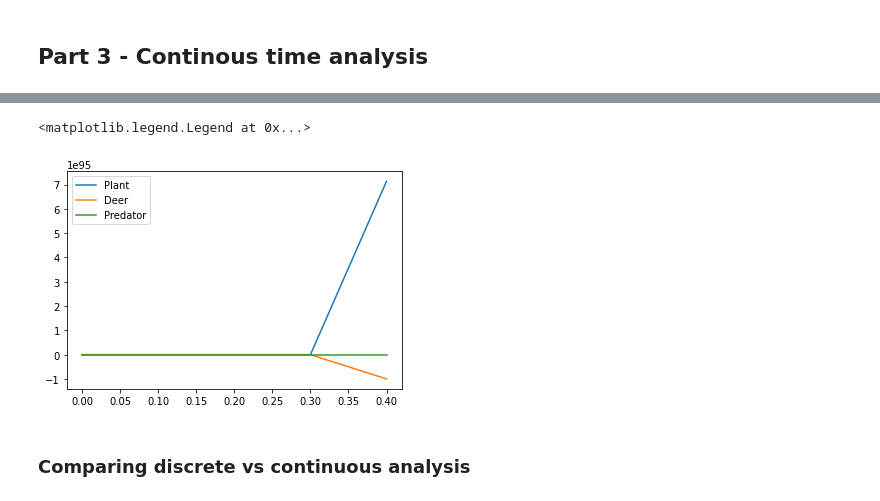
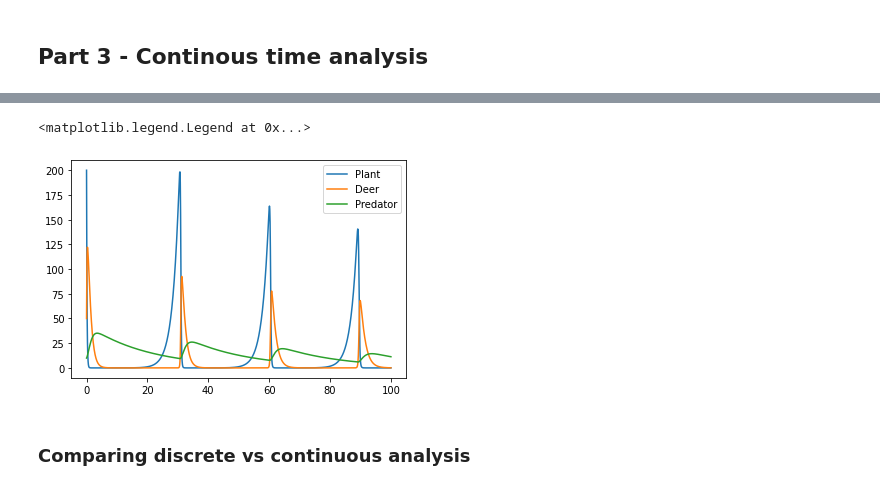
Before and after one commit to Rishi-Bidani/FIT3139, a Jupyter notebook: assignment2/assignment.ipynb, the cells around one changed output, grey strips where cells are left out. Cells and saved outputs as stored; diff of their text form; code cells hidden in the pictures.

```diff
--- a/assignment2/assignment.ipynb
+++ b/assignment2/assignment.ipynb
@@ -209,18 +222,49 @@ def RK2(df, y0, t0=0, h=0.1, max_iter=1000, b=0.5):
         y[:, i+1] = RK2_next(df=df, y=y[:, i], t=t[i], h=h, b=b)
 
     return t, y
-# %%
-t, sol = RK2(LV1, x0)
-x = sol[0]
-y = sol[1]
-z = sol[2]
-plt.plot(t, x, label='Plant')
-plt.plot(t, y, label='Deer')
-plt.plot(t, z, label='Predator')
-plt.legend()
-# %% [output]
-<matplotlib.legend.Legend at 0x...>
-[figure, removed]
+# %%
+# GROWTH_NATURAL = 5.5
+# DEATH_HUNTED = 1
+# DEATH_NATURAL = 350
+
+# alpha = GROWTH_NATURAL  # growth rate of grass
+# beta = DEATH_HUNTED  #
+# k = DEATH_NATURAL  # max value
+# gamma = 0.02 * GROWTH_NATURAL  # growth rate of deer by grazing grass
+# delta = 0.002 * DEATH_NATURAL  # death rate of deer
+# epsilon = 0.3 * DEATH_HUNTED  # death rate of deer by being hunted by lion
+# mu = 0.0002 * DEATH_NATURAL  #
+# eta = 0.02 * GROWTH_NATURAL  #
+# theta = 0.002 * DEATH_NATURAL
+
+natural_growth = 0.5
+death_hunted = 1.5
+
+alpha = natural_growth         # growth rate of grass
+beta = 0.1                          #
+k = 2000                            # max value
+gamma = natural_growth / 10         # growth rate of deer by grazing grass
+delta = 0.4                        # death rate of deer
+epsilon = 0.02                      # death rate of deer by being hunted by lion
+mu = 0.04                           #
+eta = natural_growth / 64          #
+theta = 0.01
+
+
+x0 = np.array([200, 50, 10])
+LV1 = generate_lotka_volterra(alpha, beta, k, gamma, delta, epsilon, mu, eta, theta)
+
+t, sol = RK2(LV1, x0)
+x = sol[0]
+y = sol[1]
+z = sol[2]
+plt.plot(t, x, label='Plant')
+plt.plot(t, y, label='Deer')
+plt.plot(t, z, label='Predator')
+plt.legend()
+# %% [output]
+<matplotlib.legend.Legend at 0x...>
+[figure, added]
 # %% [markdown]
 ### Comparing discrete vs continuous analysis
 # %% [markdown]
```
Also changed, not shown: parts of 1 cell of this notebook.
